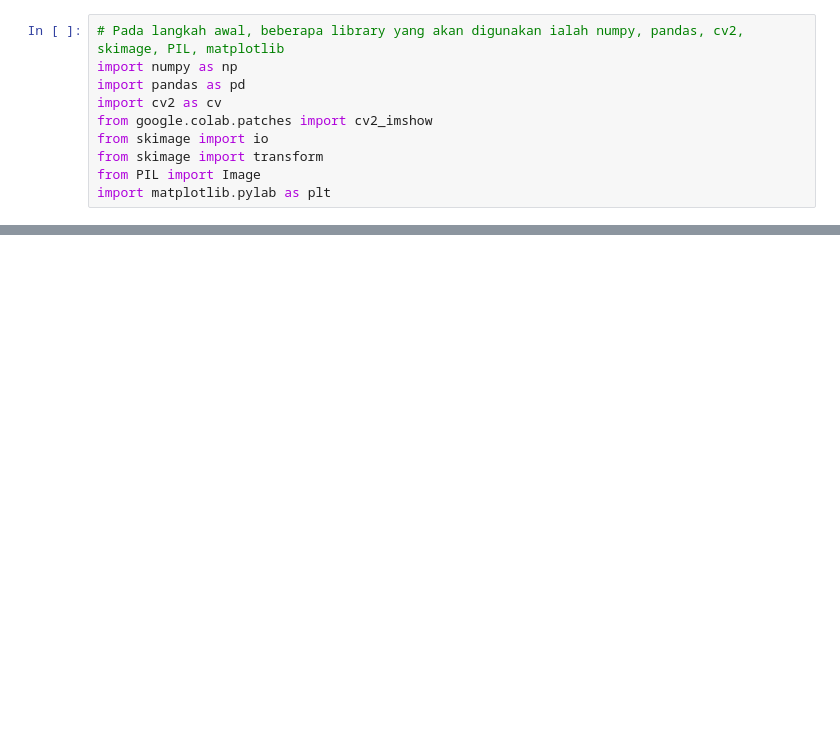
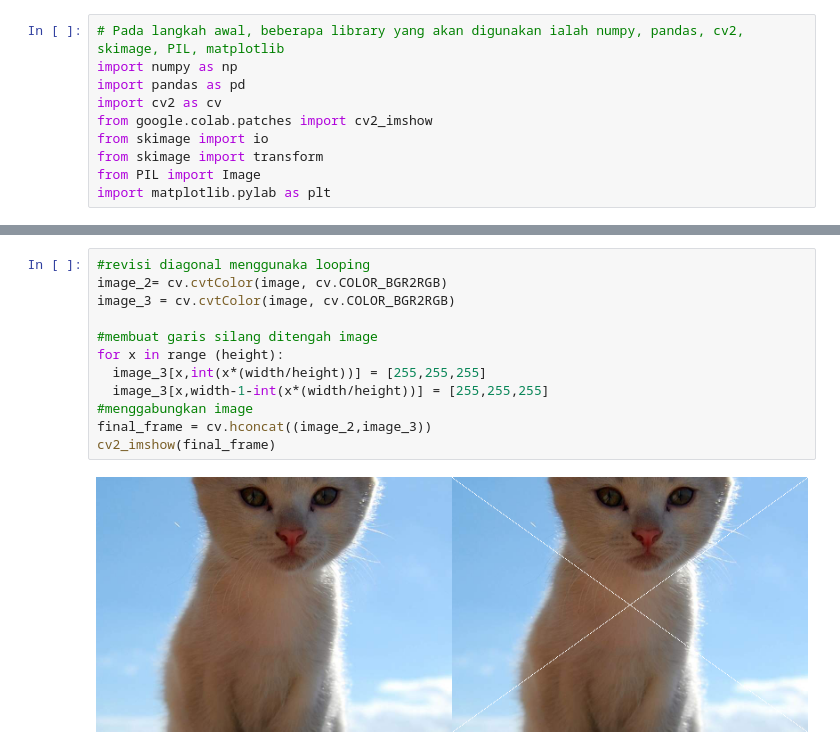
Before and after one commit to setyawan1234/PCVK_GENAP_2023, a Jupyter notebook: week1.ipynb, the cells around one changed output, grey strips where cells are left out. Cells and saved outputs as stored; diff of their text form; blank space fills up the shorter version.

```diff
--- a/week1.ipynb
+++ b/week1.ipynb
@@ -80,3 +80,17 @@ cv2_imshow(final_frame)
+# %%
+#revisi diagonal menggunaka looping
+image_2= cv.cvtColor(image, cv.COLOR_BGR2RGB)
+image_3 = cv.cvtColor(image, cv.COLOR_BGR2RGB)
+
+#membuat garis silang ditengah image
+for x in range (height):
+  image_3[x,int(x*(width/height))] = [255,255,255]
+  image_3[x,width-1-int(x*(width/height))] = [255,255,255]
+#menggabungkan image
+final_frame = cv.hconcat((image_2,image_3))
+cv2_imshow(final_frame)
+# %% [output]
+[figure, added]
 # %%
 # membuat garis horizontal dibagian tengah gambar dengan panjang tertentu
 image_2 = cv.cvtColor(image, cv.COLOR_BGR2RGB)
```
Also changed, not shown: parts of 8 cells of this notebook.
